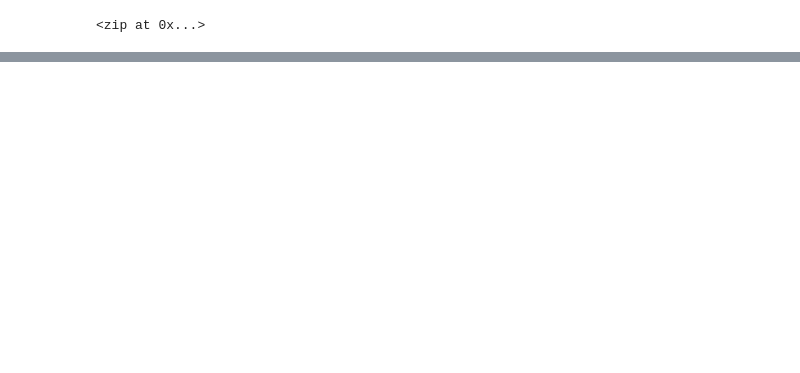
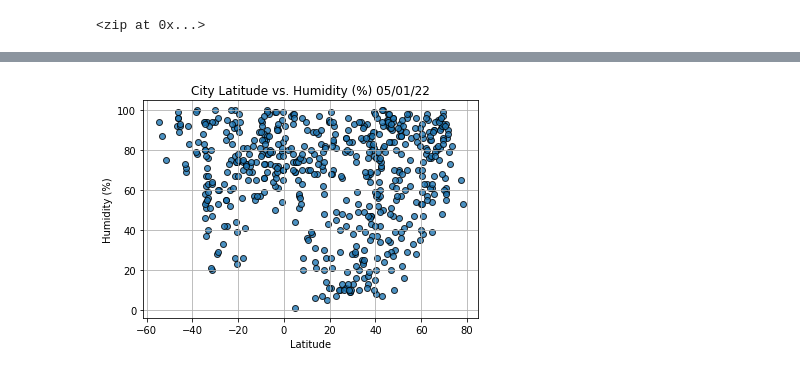
Before and after one commit to kolemae/World_Weather_Analysis, a Jupyter notebook: WeatherPy.ipynb, the cells around one changed output, grey strips where cells are left out. Drawn from its saved outputs; the diff is of its cells as text; code cells hidden in the pictures; blank space fills up the shorter version.

```diff
--- a/WeatherPy.ipynb
+++ b/WeatherPy.ipynb
@@ -164,0 +207,20 @@ city_data_df.to_csv(output_data_file, index_label="City_ID")
+# %%
+# Build scatter plot for lat vs. humidity
+plt.scatter(city_data_df["Lat"],
+            city_data_df["Humidity"],
+            edgecolor="black", linewidths=1, marker="o",
+            alpha=0.8, label="Cities")
+
+# Incorporate other graph properties
+plt.title(f"City Latitude vs. Humidity (%) "+ time.strftime("%x"))
+plt.ylabel("Humidity (%)")
+plt.xlabel("Latitude")
+plt.grid(True)
+
+# Save the figure
+plt.savefig("Weather Data/Fig2.png")
+
+# Show plot.
+plt.show()
+# %% [output]
+[figure, added]
```
Also changed, not shown: parts of 10 cells of this notebook.
